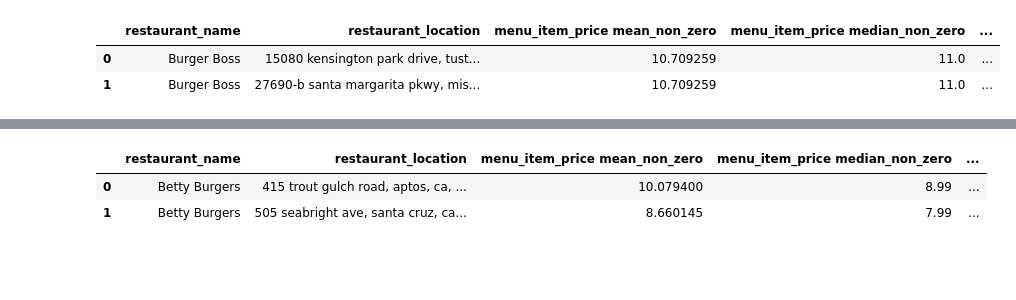
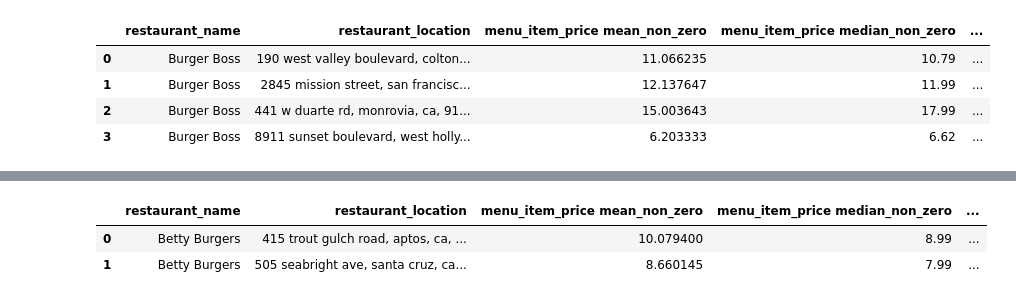
Before and after one commit to nguyena607/IRLE_scraping, a Jupyter notebook: scripts/local_ff_processing.ipynb, the cells around one changed output, grey strips where cells are left out. Saved outputs shown, nothing was run; the diff lists cells and outputs as text; code cells hidden in the pictures; blank space fills up the shorter version.

```diff
--- a/scripts/local_ff_processing.ipynb
+++ b/scripts/local_ff_processing.ipynb
@@ -5,12 +5,12 @@ import numpy as np
 import re
 from datetime import datetime
 # %%
-file_path = "/Users/alyssanguyen/Desktop/IRLE_scraping/csv_files/final_ca_localff.csv"
+file_path = "/Users/alyssanguyen/Desktop/IRLE_scraping/scripts/raw_prices_ubereats_nonca_fflocalunique_090182024.csv"
 ca_ff = pd.read_csv(file_path)
 file_path_2 = "/Users/alyssanguyen/Desktop/IRLE_scraping/csv_files/uszips.csv"
 ca_zip_count = pd.read_csv(file_path_2)
-file_path_3 = "/Users/alyssanguyen/Desktop/IRLE_scraping/csv_files/processed_prices_ubereats_ca_ff_03222024.csv"
-example = pd.read_csv(file_path_3)
+# file_path_3 = "/Users/alyssanguyen/Desktop/IRLE_scraping/csv_files/processed_prices_ubereats_ca_ff_03222024.csv"
+# example = pd.read_csv(file_path_3)
 # %%
 #Drop all the columns we don't need
 ca_ff_ = ca_ff.drop(columns=['Unnamed: 0', 'inputted_location','restaurant_distance'])
@@ -44,4 +44,5 @@ print("Number of rows with 'mi' in restaurant rating:", rows_with_mi)
 
 # Replace invalid ratings ending with 'mi' with '0' using .loc
 ca_ff_.loc[:, 'restaurant_rating'] = ca_ff_['restaurant_rating'].str.replace(r'.*mi$', '0', regex=True)
+ca_ff_['restaurant_rating'] = pd.to_numeric(ca_ff_['restaurant_rating'].str.strip(), errors='coerce')
 # %% [output]
@@ -52,7 +53,6 @@ ca_ff_['restaurant_name'] = ca_ff_['restaurant_name'].astype('string')
 ca_ff_['menu_item'] = ca_ff_['menu_item'].astype('string')
 ca_ff_['menu_item'] = ca_ff_['menu_item'].str.replace(r'\s+', ' ', regex=True)
 ca_ff_['restaurant_location'] = ca_ff_['restaurant_location'].astype('string')
-ca_ff_['restaurant_rating'] = ca_ff_['restaurant_rating'].str.strip().astype(float)
 # %%
 #cleaning up string columns
 
@@ -547,26 +620,29 @@ grouped_boss.columns = [' '.join(col).strip() for col in grouped_boss.columns.va
 # %%
 #Second part of grouping
-boss_lst = ['beef single burger', 'fresh cut boss fries','original boss burger']
+boss_lst = ['french fries','original']
 
 # Filter rows where 'menu_item' contains any item in mcd_lst
 menu_items_boss = ca_ff_boss[ca_ff_boss['menu_item'].isin(boss_lst)].sort_values('menu_item')
 menu_items_boss = menu_items_boss.drop_duplicates(subset=['restaurant_name', 'restaurant_location', 'menu_item'])
 
 grouped_boss_2 = menu_items_boss.groupby(['restaurant_name', 'restaurant_location'])['menu_item_price'].agg(price_list).reset_index()
 
-grouped_boss_2[['hamburger', 'fries','cheeseburger']] = grouped_boss_2['menu_item_price'].apply(pd.Series)
+grouped_boss_2[['fries','cheeseburger']] = grouped_boss_2['menu_item_price'].apply(pd.Series)
 grouped_boss_2.drop(columns=['menu_item_price'], inplace=True)
 
 #Merging the grouped dfs together
 merged_boss = pd.merge(grouped_boss, grouped_boss_2, on=['restaurant_name', 'restaurant_location'], how='inner')
 merged_boss['combo'] = np.nan
 merged_boss['specialty_item'] = np.nan
+merged_boss['hamburger'] = np.nan
 
 merged_boss
 # %% [output]
 |  | restaurant_name | restaurant_location | menu_item_price mean_non_zero | menu_item_price median_non_zero | ... |
-| 0 | Burger Boss | 15080 kensington park drive, tust... | 10.709259 | 11.0 | ... |
-| 1 | Burger Boss | 27690-b santa margarita pkwy, mis... | 10.709259 | 11.0 | ... |
+| 0 | Burger Boss | 190 west valley boulevard, colton... | 11.066235 | 10.79 | ... |
+| 1 | Burger Boss | 2845 mission street, san francisc... | 12.137647 | 11.99 | ... |
+| 2 | Burger Boss | 441 w duarte rd, monrovia, ca, 91... | 15.003643 | 17.99 | ... |
+| 3 | Burger Boss | 8911 sunset boulevard, west holly... | 6.203333 | 6.62 | ... |
 # %%
 #'P & G Burgers'
 
```
Also changed, not shown: parts of 22 cells of this notebook, 51 other files.
